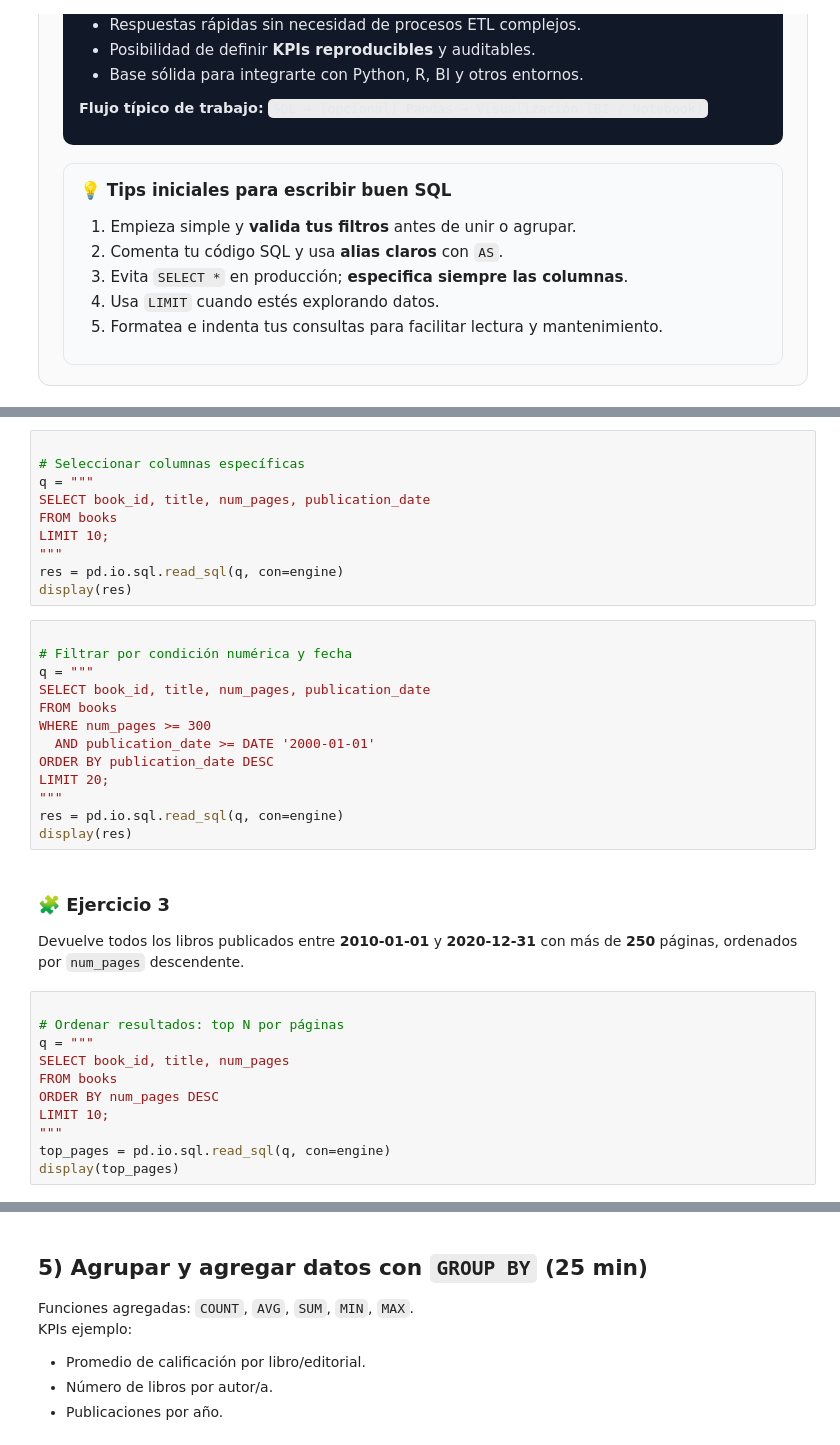
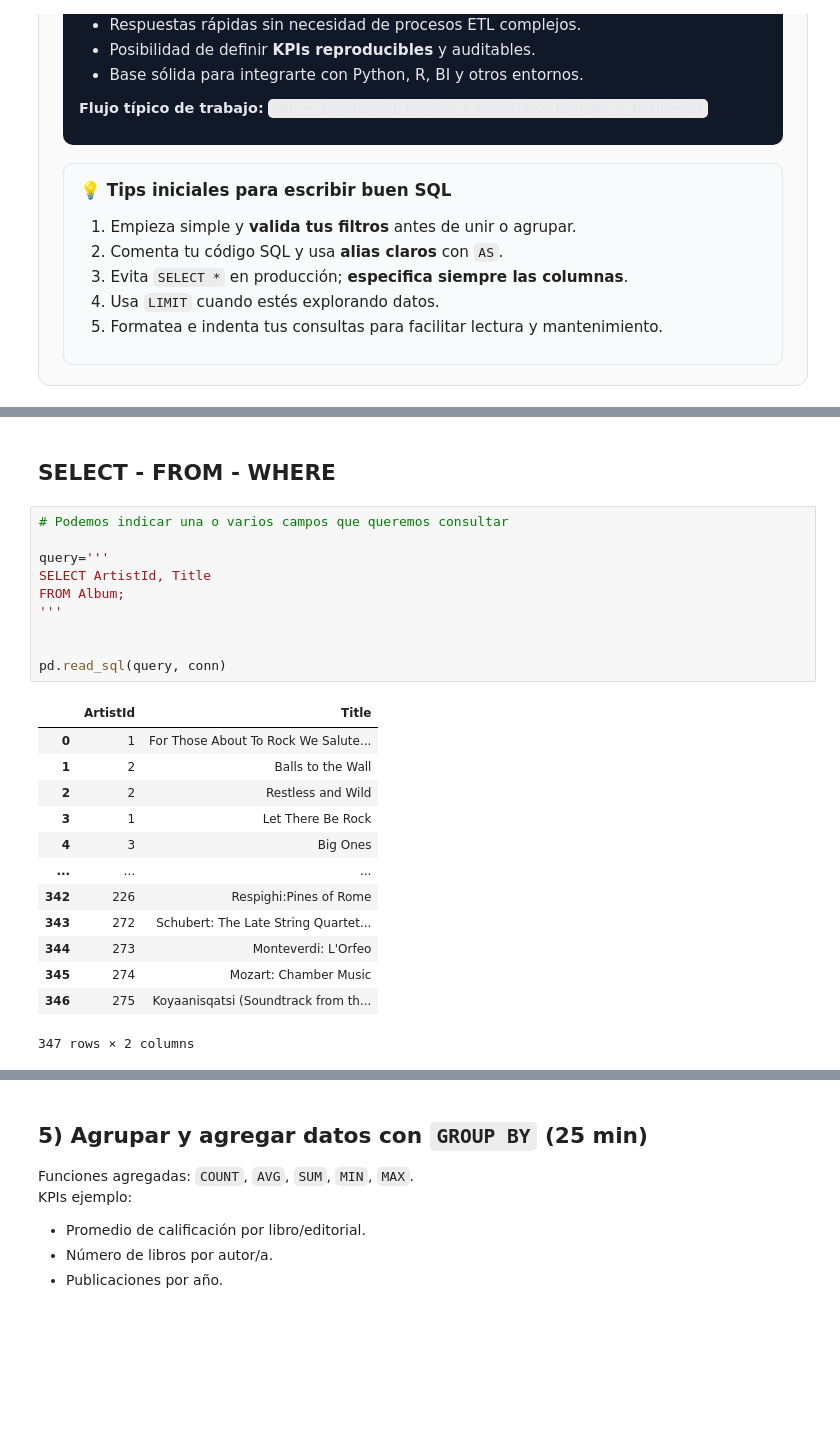
Before and after one commit to gbuvoli/DA_T8, a Jupyter notebook: Sprint3_Semana1.ipynb, the cells around one changed output, grey strips where cells are left out. Drawn from its saved outputs; the diff is of its cells as text; blank space fills up the shorter version.

```diff
--- a/Sprint3_Semana1.ipynb
+++ b/Sprint3_Semana1.ipynb
@@ -294,38 +272,26 @@ Anota columnas clave para KPIs: `num_pages` (proxy de magnitud), `publication_da
-# %%
-
-# Seleccionar columnas específicas
-q = """
-SELECT book_id, title, num_pages, publication_date
-FROM books
-LIMIT 10;
-"""
-res = pd.io.sql.read_sql(q, con=engine)
-display(res)
-# %%
-
-# Filtrar por condición numérica y fecha
-q = """
-SELECT book_id, title, num_pages, publication_date
-FROM books
-WHERE num_pages >= 300
-  AND publication_date >= DATE '2000-01-01'
-ORDER BY publication_date DESC
-LIMIT 20;
-"""
-res = pd.io.sql.read_sql(q, con=engine)
-display(res)
-# %% [markdown]
-
-### 🧩 Ejercicio 3
-Devuelve todos los libros publicados entre **2010-01-01** y **2020-12-31** con más de **250** páginas, ordenados por `num_pages` descendente.
-# %%
-
-# Ordenar resultados: top N por páginas
-q = """
-SELECT book_id, title, num_pages
-FROM books
-ORDER BY num_pages DESC
-LIMIT 10;
-"""
-top_pages = pd.io.sql.read_sql(q, con=engine)
-display(top_pages)
+# %% [markdown]
+## SELECT - FROM - WHERE
+# %%
+# Podemos indicar una o varios campos que queremos consultar
+
+query='''
+SELECT ArtistId, Title
+FROM Album;
+'''
+
+
+pd.read_sql(query, conn)
+# %% [output]
+|  | ArtistId | Title |
+| 0 | 1 | For Those About To Rock We Salute... |
+| 1 | 2 | Balls to the Wall |
+| 2 | 2 | Restless and Wild |
+| 3 | 1 | Let There Be Rock |
+| 4 | 3 | Big Ones |
+| ... | ... | ... |
+| 342 | 226 | Respighi:Pines of Rome |
+| 343 | 272 | Schubert: The Late String Quartet... |
+| 344 | 273 | Monteverdi: L'Orfeo |
+| 345 | 274 | Mozart: Chamber Music |
+| 346 | 275 | Koyaanisqatsi (Soundtrack from th... |
+347 rows × 2 columns
```
Also changed, not shown: parts of 46 cells of this notebook, 5 other files.
